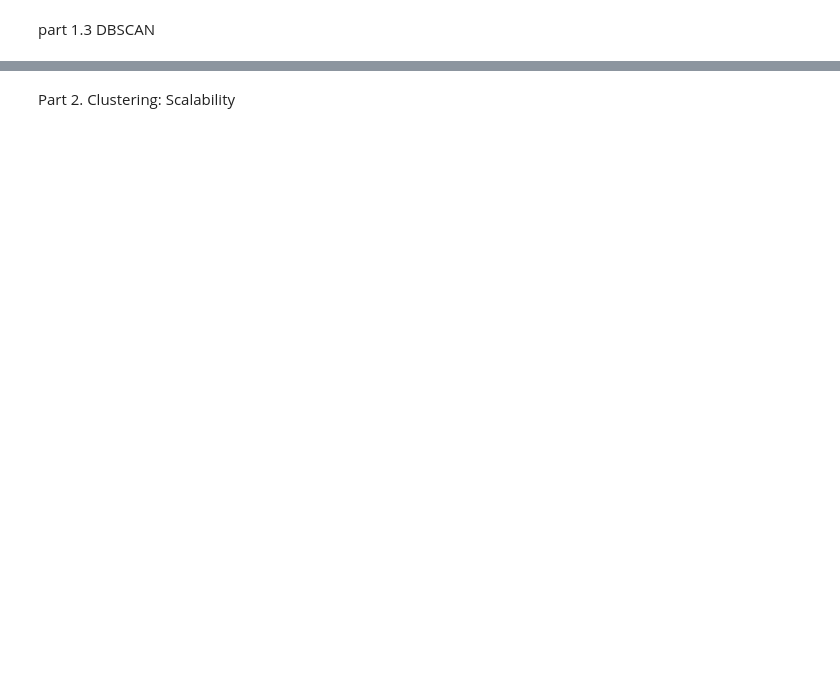
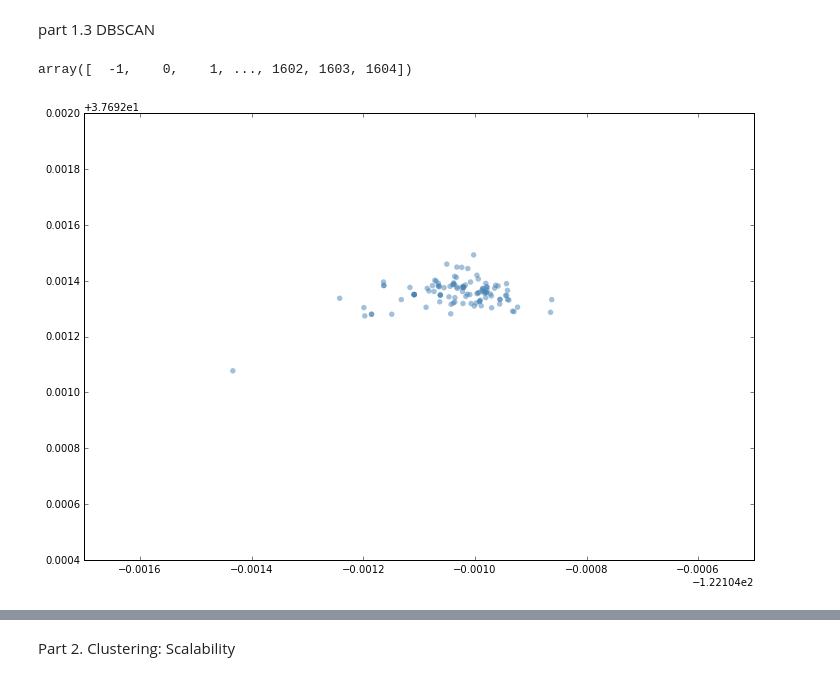
Before and after one commit to yiyange/CEE-263N-Scalable-Spatial-Analytics, a Jupyter notebook: Assignment 1/Assignment 1.ipynb, the cells around one changed output, grey strips where cells are left out. Cells and saved outputs as stored; diff of their text form; code cells hidden in the pictures; blank space fills up the shorter version.

```diff
--- a/Assignment 1/Assignment 1.ipynb
+++ b/Assignment 1/Assignment 1.ipynb
@@ -20,7 +20,7 @@ def frange(start, stop, step):
         yield i
         i += step
 # %%
-with open('data/tweets_1M.json','r') as f:
+with open('../../data/tweets_1M.json','r') as f:
     tweets = json.load(f)
 # %%
 X = np.array([[tweets[x]['lat'],tweets[x]['lng']] for x in range(0, len(tweets))])
@@ -146,13 +127,6 @@ for eps in frange(0.0005, 0.004, 0.0005):
-# %%
-t_db = time.time()
-db = DBSCAN(eps=0.001, min_samples=100).fit(X_meter)
-t_fin_db = time.time() - t_db
-
-#array of numbers, one number represents one cluster
-db_labels = db.labels_
-db_labels_unique = set(db_labels)
-# minus if there are unclustered noises
-n_clusters_ = len(set(db_labels)) - (1 if -1 in db_labels else 0)
-db_labels_unique = np.unique(db_labels)
+# %%
+db_labels_unique
+# %% [output]
+array([  -1,    0,    1, ..., 1602, 1603, 1604])
 # %%
 X = np.array([[tweets[x]['lat'],tweets[x]['lng']] for x in range(0, len(tweets))])
@@ -159,23 +140,28 @@ X = np.array([[tweets[x]['lat'],tweets[x]['lng']] for x in range(0, len(tweets))
 # %%
 # get colors and plot all the points, color-coded by cluster (or gray if not in any cluster, aka noise)
-fig, ax = plt.subplots(figsize=[8,10])
-ax.set_xlim([-130, -112])
-ax.set_ylim([32, 44])
-colors = plt.cm.rainbow(np.linspace(0, 1, len(db_labels_unique)))
+fig, ax = plt.subplots(figsize=[12,8])
+ax.set_xlim([-122.1057, -122.1045])
+ax.set_ylim([37.6924,37.694])
+#colors = plt.cm.rainbow(np.linspace(0, 1, len(db_labels_unique)))
+
+color = 'steelblue'
+db_label = 1600
 
 # for each cluster label and color, plot the cluster's points
-for db_label, color in zip(db_labels_unique, colors):
+#for db_label, color in zip(db_labels_unique, colors):
 
-    size = 10
-    if db_label == -1: #make the noise (which is labeled -1) appear as smaller gray points
-        color = 'gray'
-        size = 3
-        alpha=0.01
+size = 30
+#if db_label == -1: #make the noise (which is labeled -1) appear as smaller gray points
+#    color = 'gray'
+#    size = 3
+#    alpha=0.01
 
-    # plot the points that match the current cluster label
-    x_coords = X[db_labels==db_label][:,1]
-    y_coords = X[db_labels==db_label][:,0]
-    ax.scatter(x=x_coords, y=y_coords, c=color, edgecolor='', s=size, alpha=0.5)
+# plot the points that match the current cluster label
+x_coords = X[db_labels==db_label][:,1]
+y_coords = X[db_labels==db_label][:,0]
+ax.scatter(x=x_coords, y=y_coords, c=color, edgecolor='', s=size, alpha=0.5)
 
-ax.set_title('Number of clusters: {}'.format(n_clusters_)) #string concatenation
+#ax.set_title('Number of clusters: {}'.format(n_clusters_)) #string concatenation
 plt.show()
+# %% [output]
+[figure, added]
```
Also changed, not shown: parts of 8 cells of this notebook, 3 other files.
